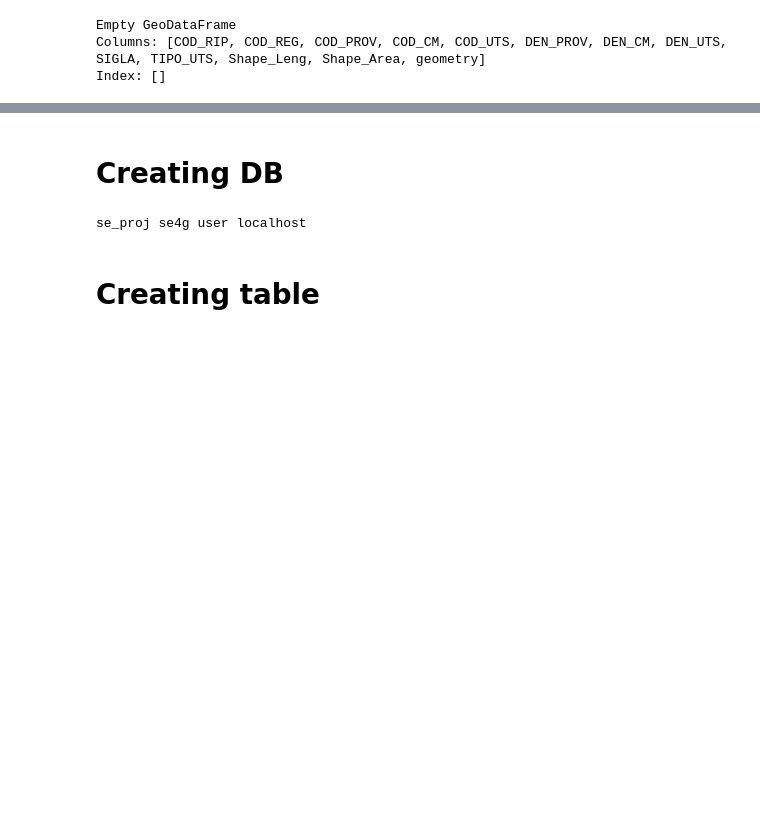
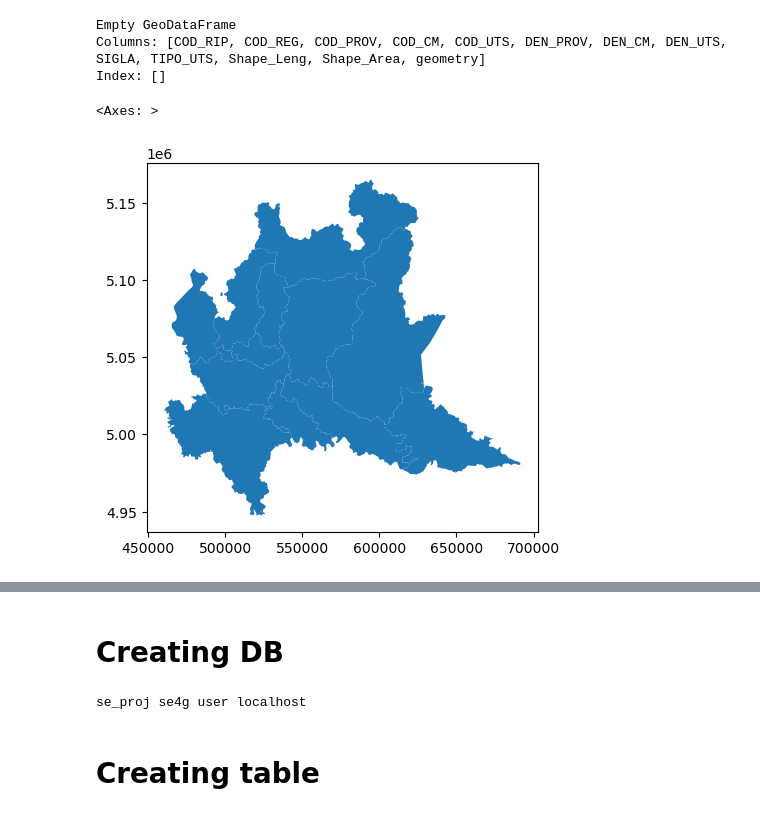
Before and after one commit to Black-Lights/AUPE, a Jupyter notebook: DB_project2024.ipynb, the cells around one changed output, grey strips where cells are left out. Saved outputs shown, nothing was run; the diff lists cells and outputs as text; code cells hidden in the pictures; blank space fills up the shorter version.

Commit message:
changed the merge method to carefully plot the map

```diff
--- a/DB_project2024.ipynb
+++ b/DB_project2024.ipynb
@@ -92,7 +123,15 @@ Empty GeoDataFrame
 Columns: [COD_RIP, COD_REG, COD_PROV, COD_CM, COD_UTS, DEN_PROV, DEN_CM, DEN_UTS, SIGLA, TIPO_UTS, Shape_Leng, Shape_Area, geometry]
 Index: []
 # %%
-merged_df2 = merged_df.merge(filtered_gdf[['COD_PROV', 'geometry']], on='COD_PROV', how='left')
+#merged_df2 = merged_df.merge(filtered_gdf[['COD_PROV', 'geometry']], on='COD_PROV', how='left')
+geometry = filtered_gdf.pop('geometry')
+filtered_gdf3 = gpd.GeoDataFrame(filtered_gdf, geometry=geometry)
+merged_df3 = pd.merge(filtered_gdf3, merged_df, on='COD_PROV', how='left')
+merged_gdf = gpd.GeoDataFrame(merged_df3, geometry='geometry')
+merged_gdf.plot()
+# %% [output]
+<Axes: >
+[figure, added]
 # %%
 columns_to_select = ['geometry','cod_reg','cod_rip','COD_PROV','ar_kmq','nome','uid',
     'ar_fr_p3p4', 'ar_fr_p2', 'ar_fr_p1',
```
Also changed, not shown: parts of 3 cells of this notebook, 1 other file.
